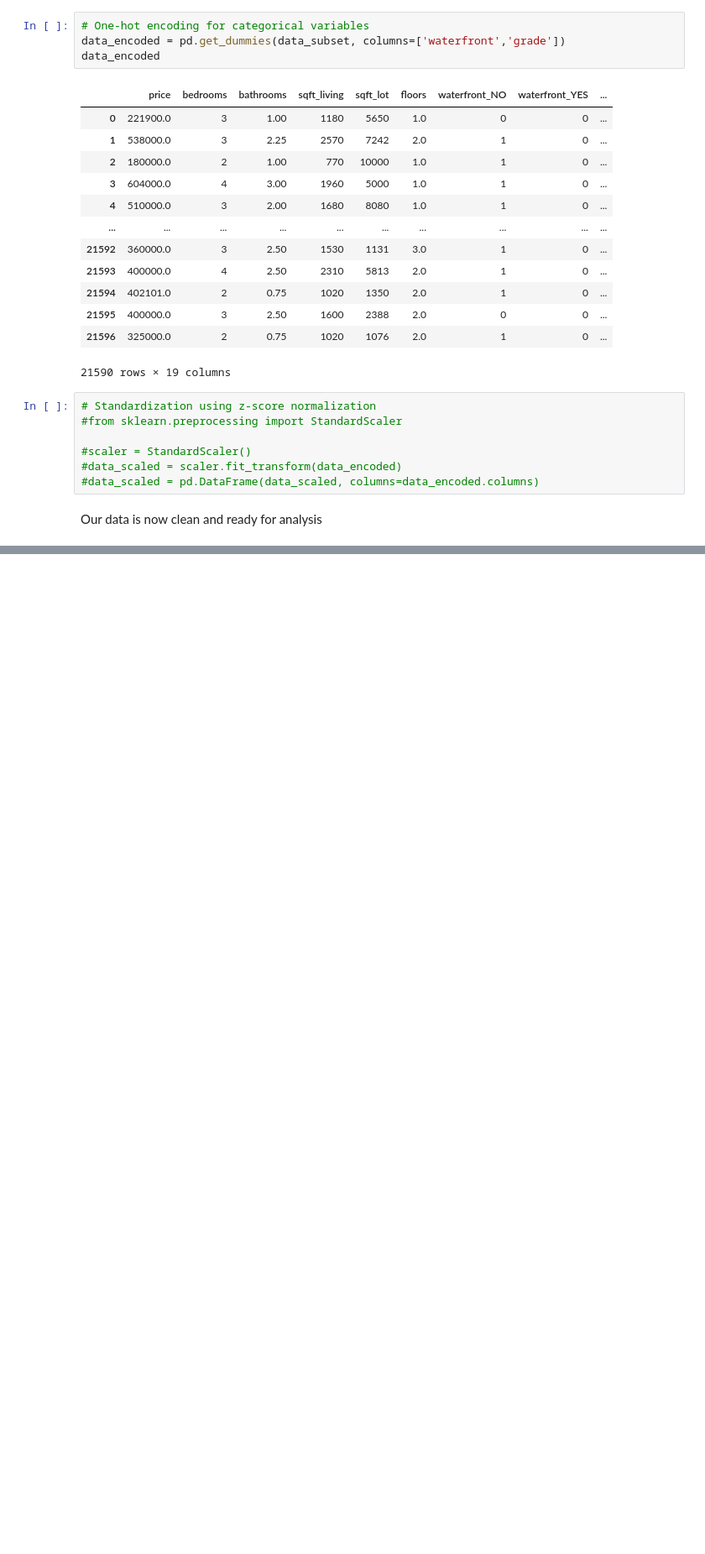
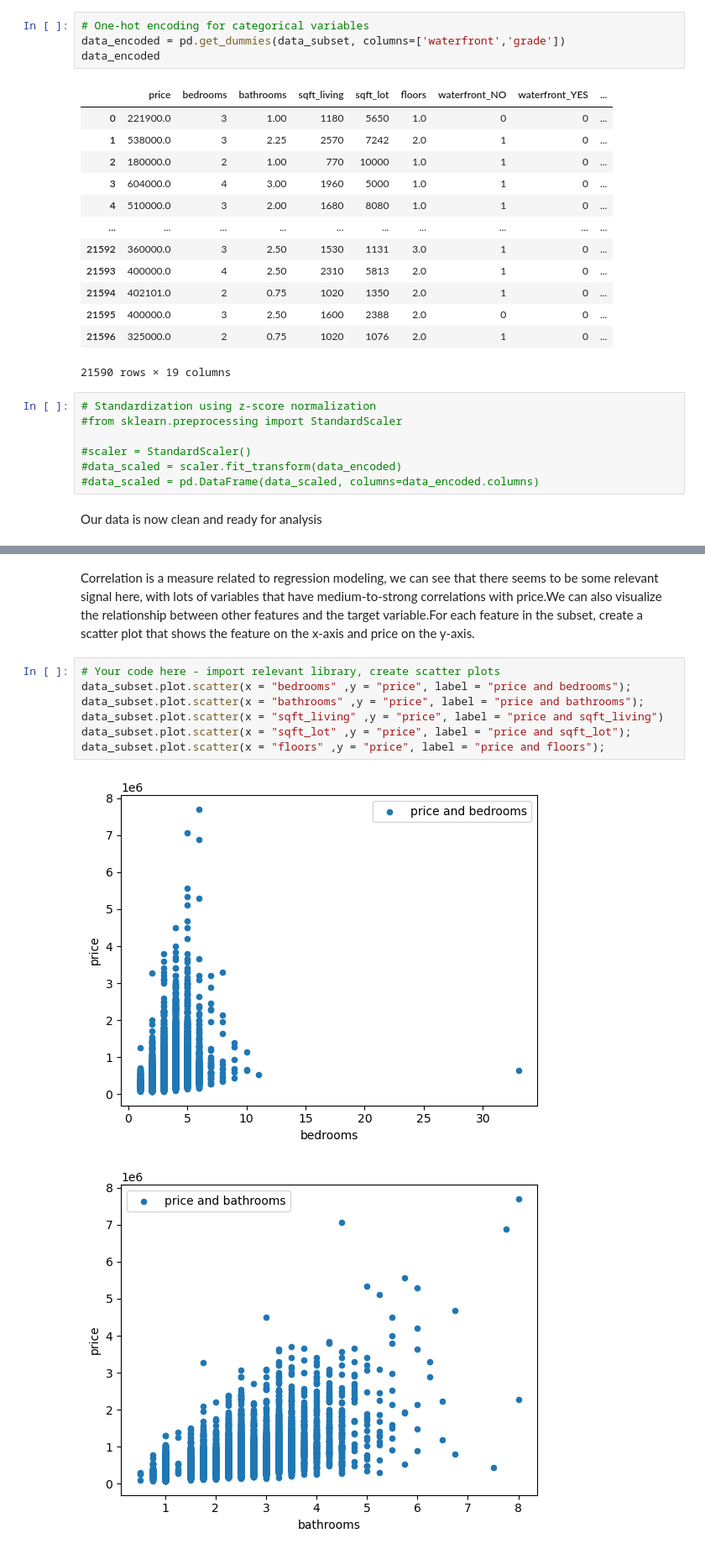
Before and after one commit to stanoff/dsc-phase-2-project-v2-3, a Jupyter notebook: student.ipynb, the cells around one changed output, grey strips where cells are left out. Shown at 84% size. Cells and saved outputs as stored; diff of their text form; blank space fills up the shorter version.

Commit message:
modeling

```diff
--- a/student.ipynb
+++ b/student.ipynb
@@ -203,0 +225,12 @@ Our data is now clean and ready for analysis
+# %% [markdown]
+Correlation is a measure related to regression modeling, we can see that there seems to be some relevant signal here, with lots of variables that have medium-to-strong correlations with price.We can also visualize the relationship between other features and the target variable.For each feature in the subset, create a scatter plot that shows the feature on the x-axis and price on the y-axis.
+# %%
+# Your code here - import relevant library, create scatter plots
+data_subset.plot.scatter(x = "bedrooms" ,y = "price", label = "price and bedrooms");
+data_subset.plot.scatter(x = "bathrooms" ,y = "price", label = "price and bathrooms");
+data_subset.plot.scatter(x = "sqft_living" ,y = "price", label = "price and sqft_living")
+data_subset.plot.scatter(x = "sqft_lot" ,y = "price", label = "price and sqft_lot");
+data_subset.plot.scatter(x = "floors" ,y = "price", label = "price and floors");
+# %% [output]
+[figure, added]
+[figure, added]
```
Also changed, not shown: parts of 9 cells of this notebook.
